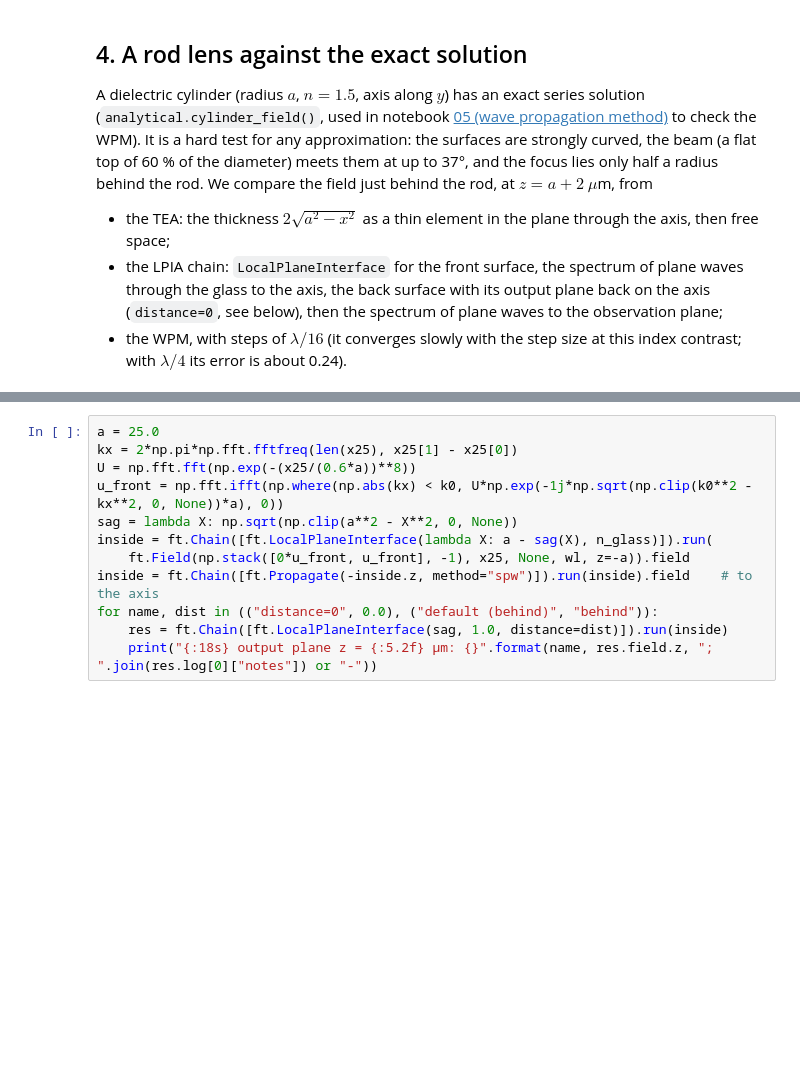
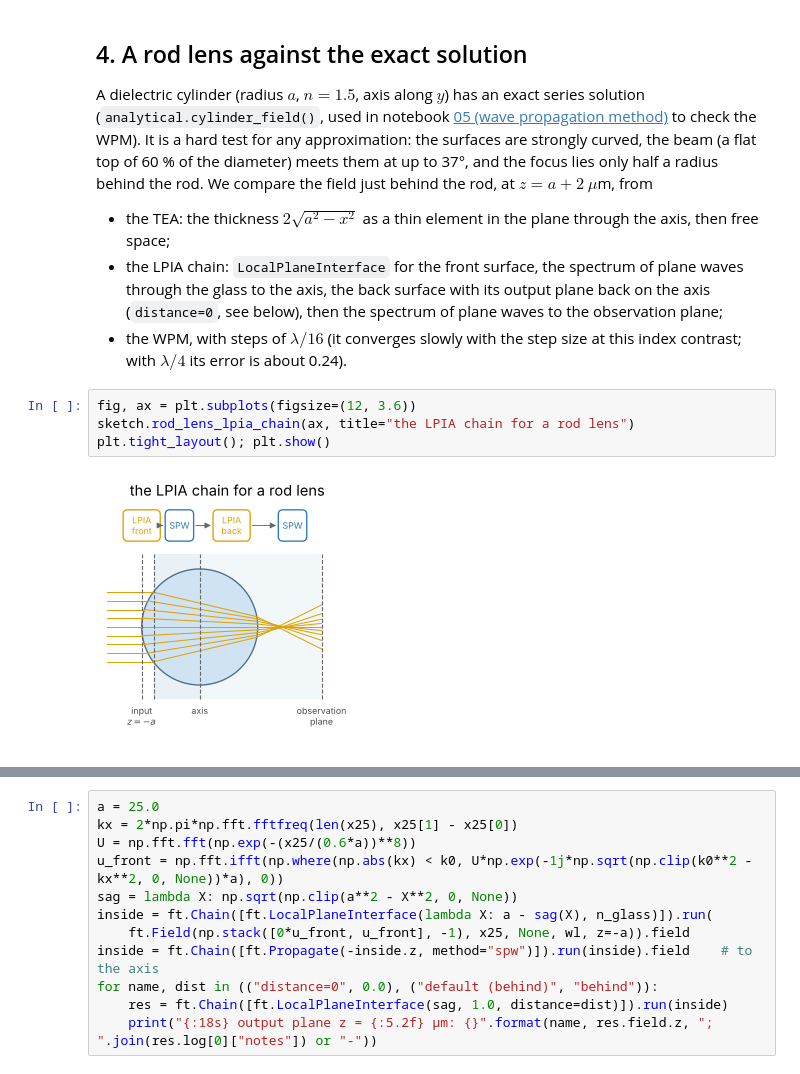
Before and after one commit to EMinsight/pyoptics, a Jupyter notebook: notebooks/168_local_plane_interface_approximation.ipynb, the cells around one changed output, grey strips where cells are left out. Cells and saved outputs as stored; diff of their text form; blank space fills up the shorter version.

```diff
--- a/notebooks/168_local_plane_interface_approximation.ipynb
+++ b/notebooks/168_local_plane_interface_approximation.ipynb
@@ -357,6 +318,12 @@ field just behind the rod, at $z = a + 2\ \mu$m, from
   the spectrum of plane waves to the observation plane;
 - the WPM, with steps of $\lambda/16$ (it converges slowly with the step
   size at this index contrast; with $\lambda/4$ its error is about 0.24).
+# %%
+fig, ax = plt.subplots(figsize=(12, 3.6))
+sketch.rod_lens_lpia_chain(ax, title="the LPIA chain for a rod lens")
+plt.tight_layout(); plt.show()
+# %% [output]
+[figure, added]
 # %%
 def rod_lens(a, wpm=True):
     w = 0.6*a
```
Also changed, not shown: parts of 18 cells of this notebook, 2 other files.
